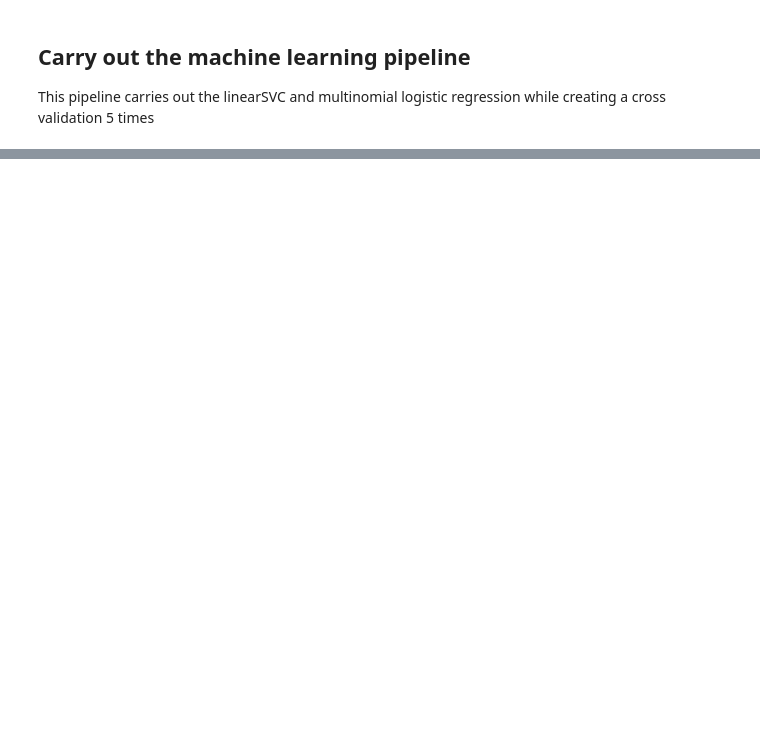
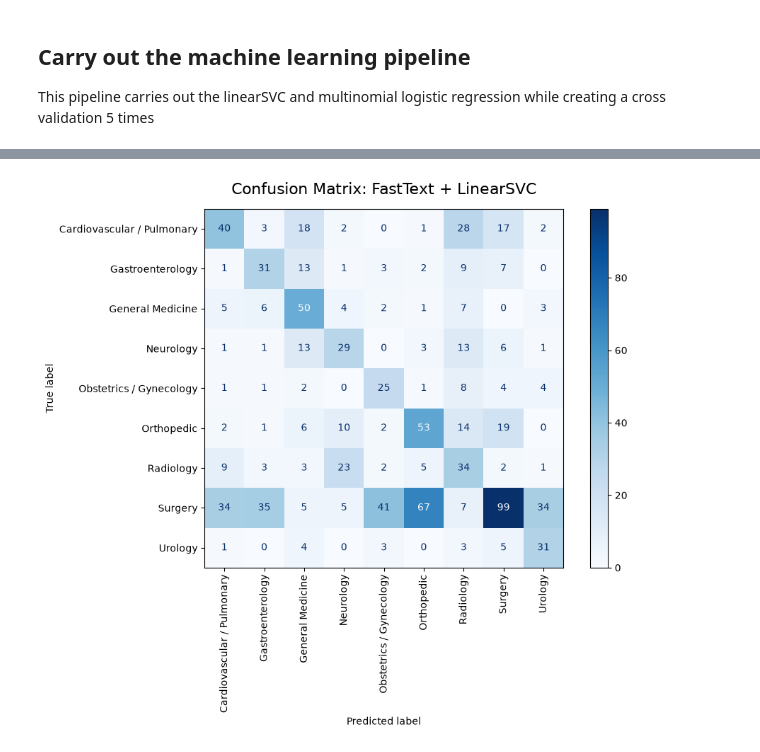
Before and after one commit to Simon-Kimanzi/Eneza-Data-Science-Residential-training-2026, a Jupyter notebook: project_5/src/ner_top.ipynb, the cells around one changed output, grey strips where cells are left out. Saved outputs shown, nothing was run; the diff lists cells and outputs as text; code cells hidden in the pictures; blank space fills up the shorter version.

```diff
--- a/project_5/src/ner_top.ipynb
+++ b/project_5/src/ner_top.ipynb
@@ -197,0 +276,19 @@ Cardiovascular / Pulmonary       0.40      0.39      0.39       111
+# %%
+# 5. Plot the Confusion Matrix
+fig, ax = plt.subplots(figsize=(10, 8))
+
+# Calculate and display the matrix
+cm = confusion_matrix(y_test, y_pred_final, labels=logreg_pipeline.classes_)
+disp = ConfusionMatrixDisplay(confusion_matrix=cm, display_labels=logreg_pipeline.classes_)
+
+# Apply a clean colormap and rotate the x-axis labels so they do not overlap
+disp.plot(cmap='Blues', ax=ax, xticks_rotation=90)
+
+# Add titles and formatting
+plt.title('Confusion Matrix: FastText + LinearSVC', fontsize=16, pad=15)
+plt.tight_layout()
+
+# Render the plot
+plt.show()
+# %% [output]
+[figure, added]
```
Also changed, not shown: parts of 8 cells of this notebook, 1 other file.
